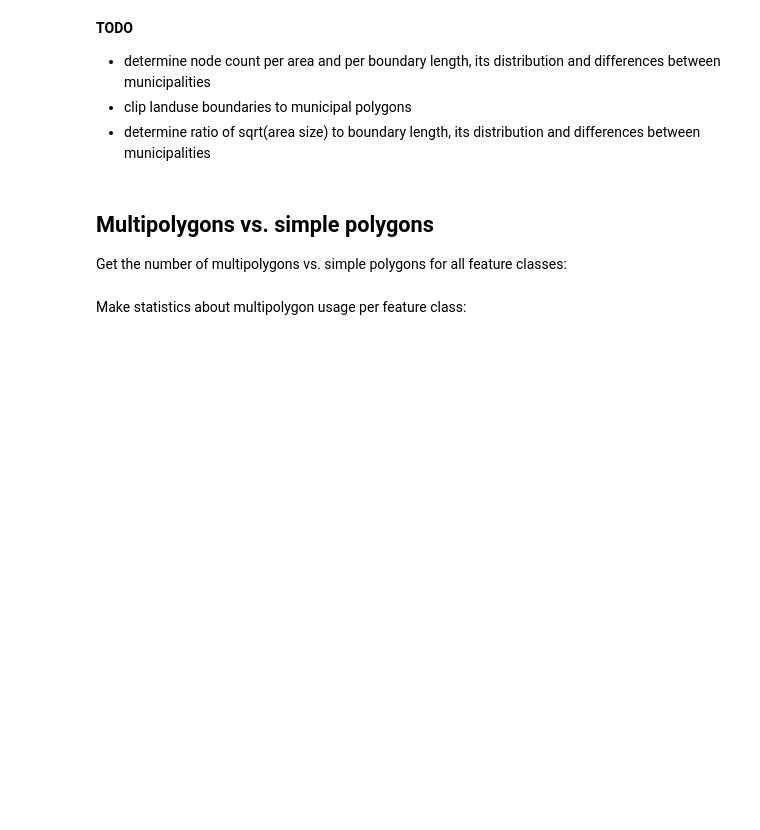
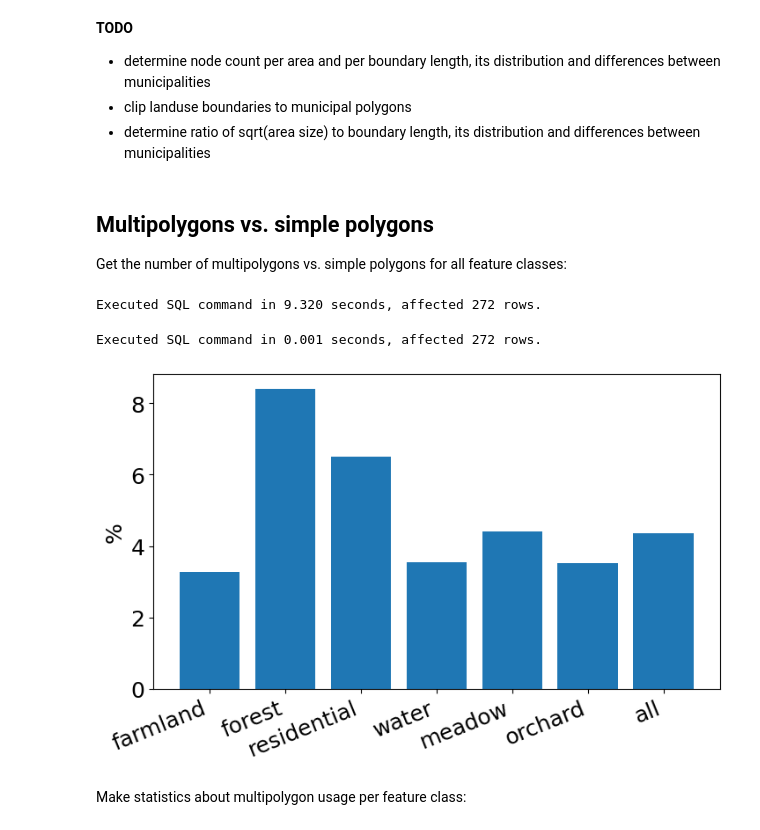
Before and after one commit to Nakaner/landuse-analysis, a Jupyter notebook: landuse.ipynb, the cells around one changed output. Cells and saved outputs as stored; diff of their text form; code cells hidden in the pictures; blank space fills up the shorter version.

```diff
--- a/landuse.ipynb
+++ b/landuse.ipynb
@@ -485,8 +602,8 @@ send_sql(conn, sql)
 Get the number of multipolygons vs. simple polygons for all feature classes:
 # %%
 sql = """DROP TABLE IF EXISTS multipolygon_landuse_stats;
--- We have to use landuse_by_municipality_with_overlaps as source because we do not want to include polygons outside of Germany.
-CREATE INDEX IF NOT EXISTS landuse_by_municipality_with_overlaps_id_feature ON landuse_by_municipality_with_overlaps USING btree(landuse_id, feature);
+-- We have to use landuse_by_cell as source because we do not want to include polygons outside of Germany.
+CREATE INDEX IF NOT EXISTS landuse_by_cell_id_feature ON landuse_by_cell USING btree(area_id, feature);
 CREATE TABLE multipolygon_landuse_stats AS
 SELECT
     feature,
@@ -495,46 +612,51 @@ SELECT
     SUM(area_size) AS area_size
   FROM (
     SELECT
-        landuse_id,
+        area_id AS landuse_id,
         feature,
         SUM(ST_Area(geom::geography)) AS area_size
-      FROM landuse_by_municipality_with_overlaps
+      FROM landuse_by_cell
       GROUP BY landuse_id, feature
     ) AS a
   GROUP BY feature, (landuse_id < 0);
 """
-send_sql(conn, sql)
+send_sql(conn, sql) # Baden-Württemberg: 9 seconds
+# %% [output]
+Executed SQL command in 9.320 seconds, affected 272 rows.
 # %%
 results = send_sql(
     conn,
     "SELECT feature, is_multipolygon, feature_count FROM multipolygon_landuse_stats ORDER BY feature, is_multipolygon;",
     return_result=True)
 interesting_feature_classes = ["farmland", "forest", "residential", "water", "meadow", "orchard"]
 results = [row for row in results if row[0] in interesting_feature_classes]
 all_feature_count = sum([row[2] for row in results])
 mp_feature_count = sum([row[2] for row in results if row[1]])
 values = [[0, 0] for x in range(len(interesting_feature_classes))]
 for i in range(len(interesting_feature_classes)):
     fclass = interesting_feature_classes[i]
     for row in results:
         if fclass != row[0]:
             continue
         if row[1]:
             values[i][1] = row[2]
         else:
             values[i][0] = row[2]
 fig, ax = plt.subplots(figsize=figsize_in(830, 490))
 fractions = [v[1] / (v[0] + v[1]) for v in values]
-classes = interesting_feature_classes + ['alle']
+classes = interesting_feature_classes + ['all']
 fractions.append(mp_feature_count / all_feature_count)
 fractions = [f * 100 for f in fractions]
 ax.bar(classes, fractions)
 fig.subplots_adjust(bottom=0.15)
 plt.xticks(rotation=22, ha='right')
 #ax.set_title('Anteil Multipolygone pro Featureklasse [%]')
 ax.set_ylabel('%')
 plt.show()
 fig.savefig('talk/plots/multipolygons_vs_simple_polygons_bar.svg', facecolor='white')
+# %% [output]
+Executed SQL command in 0.001 seconds, affected 272 rows.
+[figure, added]
 # %% [markdown]
 Make statistics about multipolygon usage per feature class:
 # %%
```
Also changed, not shown: parts of 47 cells of this notebook, 3 other files.
